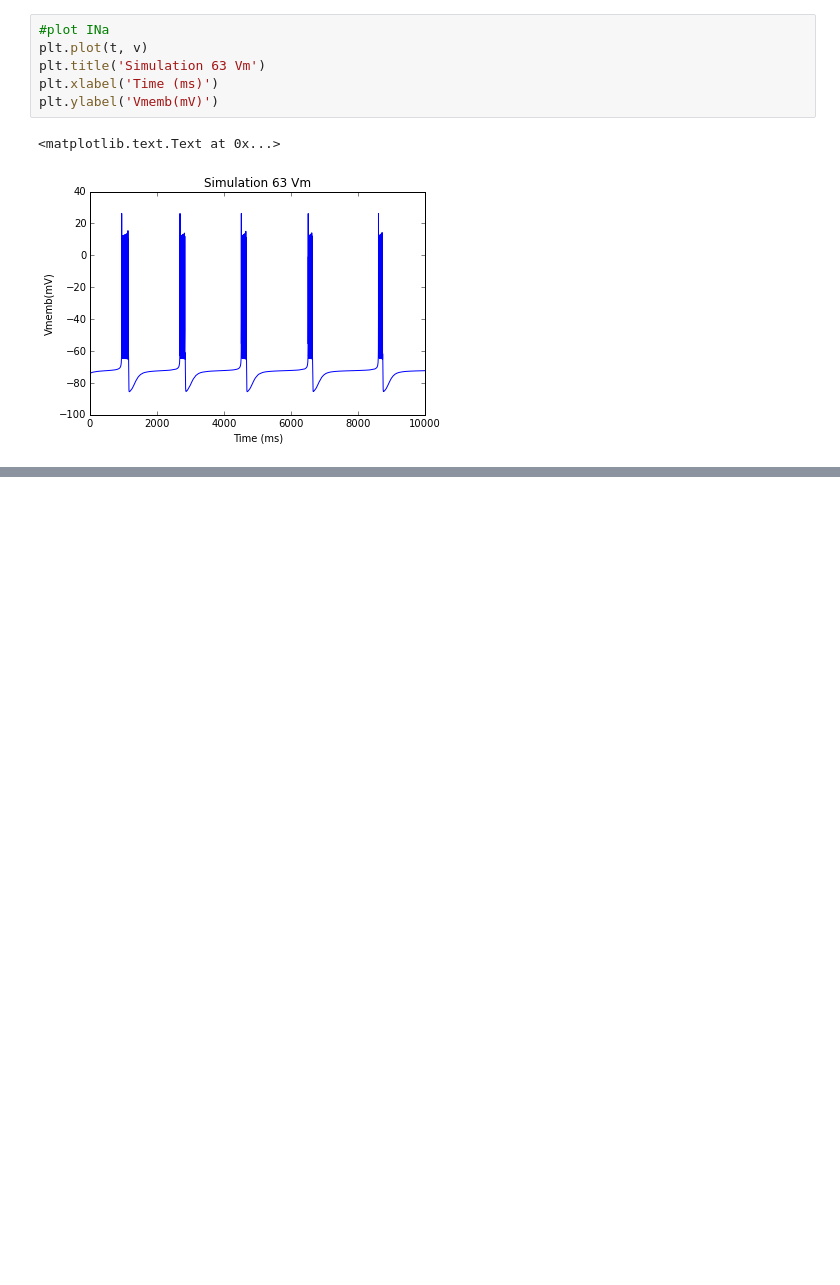
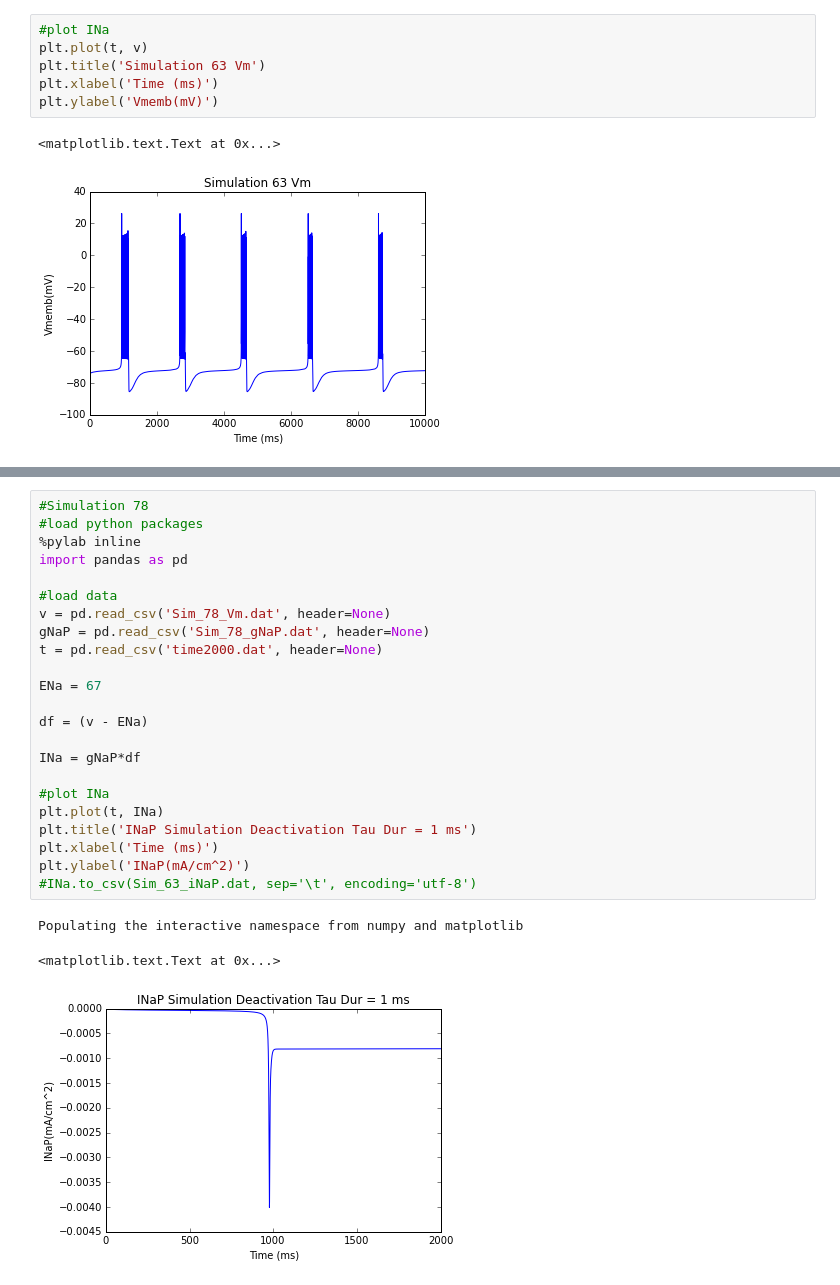
Before and after one commit to Simon-at-Ely/Channel_Kinetics, a Jupyter notebook: AccessoryOlfactoryBulb/MitralCell/ipython/PersistentSodium/iAMC_NaP_hybrid.ipynb, the cells around one changed output, grey strips where cells are left out. Cells and saved outputs as stored; diff of their text form; blank space fills up the shorter version.

```diff
--- a/AccessoryOlfactoryBulb/MitralCell/ipython/PersistentSodium/iAMC_NaP_hybrid.ipynb
+++ b/AccessoryOlfactoryBulb/MitralCell/ipython/PersistentSodium/iAMC_NaP_hybrid.ipynb
@@ -646,0 +701,27 @@ plt.ylabel('Vmemb(mV)')
+# %%
+#Simulation 78
+#load python packages
+%pylab inline
+import pandas as pd
+
+#load data
+v = pd.read_csv('Sim_78_Vm.dat', header=None)
+gNaP = pd.read_csv('Sim_78_gNaP.dat', header=None)
+t = pd.read_csv('time2000.dat', header=None)
+
+ENa = 67
+
+df = (v - ENa)
+
+INa = gNaP*df
+
+#plot INa
+plt.plot(t, INa)
+plt.title('INaP Simulation Deactivation Tau Dur = 1 ms')
+plt.xlabel('Time (ms)')
+plt.ylabel('INaP(mA/cm^2)')
+#INa.to_csv(Sim_63_iNaP.dat, sep='\t', encoding='utf-8')
+# %% [output]
+Populating the interactive namespace from numpy and matplotlib
+<matplotlib.text.Text at 0x...>
+[figure, added]
```
Also changed, not shown: parts of 2 cells of this notebook, 30 other files.
